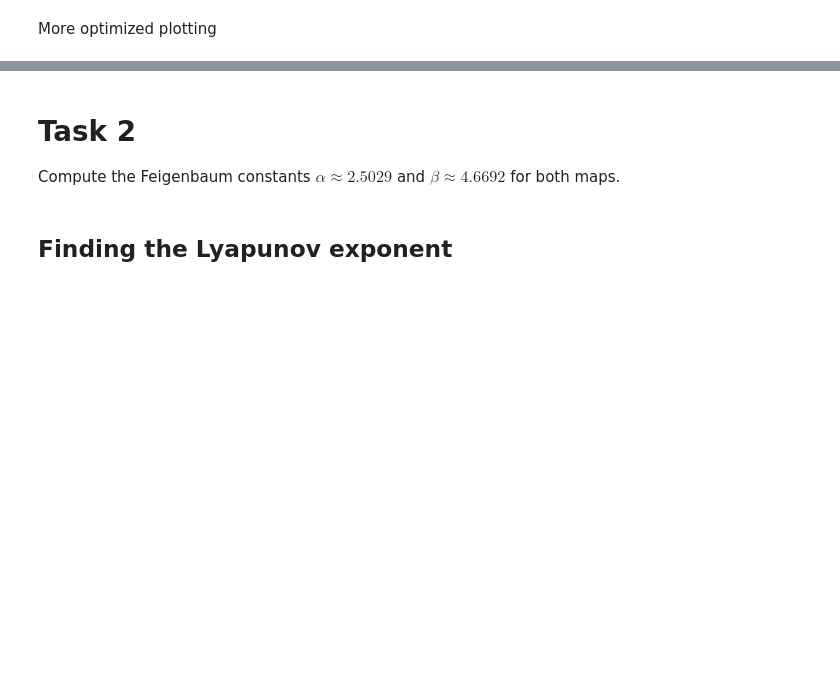
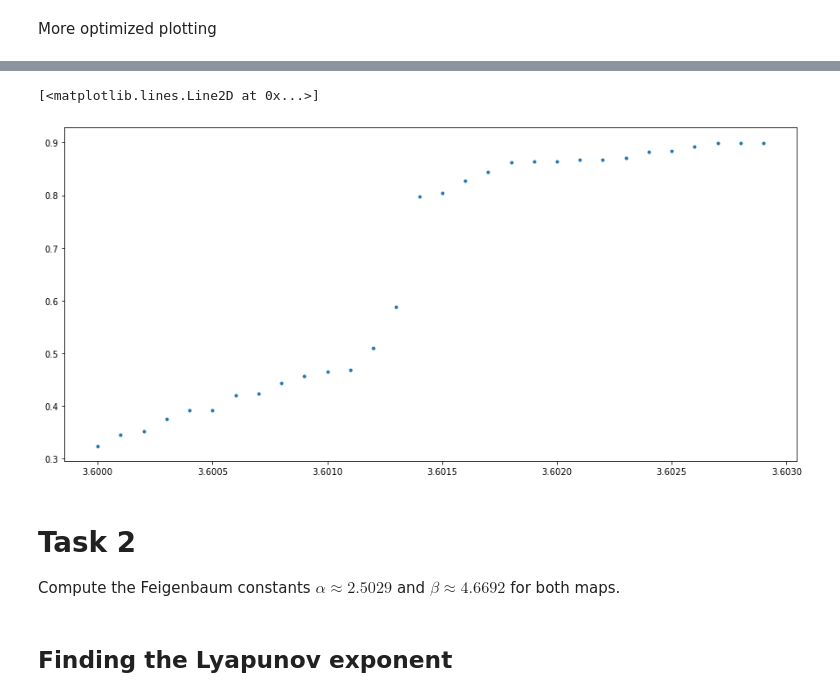
Before and after one commit to SunAndClouds/ComplexSystems, a Jupyter notebook: Lab1.ipynb, the cells around one changed output, grey strips where cells are left out. Saved outputs shown, nothing was run; the diff lists cells and outputs as text; code cells hidden in the pictures; blank space fills up the shorter version.

```diff
--- a/Lab1.ipynb
+++ b/Lab1.ipynb
@@ -74,3 +75,23 @@ plt.savefig("logistic map (blue) - perturbed map (red)", bbox_inches="tight")
+# %%
+def count_points_in_interval(X, r_min, r_max):
+    filtered_points = X[:, (X[0] >= r_min) & (X[0] <= r_max)]
+    return filtered_points
+
+R = np.arange(*interval, accuracy)
+X = np.c_[R, lims[:, -1]].T
+
+r_min = 3.6
+r_max = 3.603
+
+points = count_points_in_interval(X, r_min, r_max)
+
+
+plt.plot(*np.sort(points, axis=-1), ".")
+#np.diff(np.sort(points, axis=-1)[0])
+#plt.xticks(np.arange(0,0.0010,0.0001));
+# %% [output]
+[<matplotlib.lines.Line2D at 0x...>]
+[figure, added]
 # %% [markdown]
 # Task 2
 Compute the Feigenbaum constants $\alpha\approx 2.5029$ and $\beta\approx4.6692$
```
Also changed, not shown: parts of 12 cells of this notebook, 2 other files.
